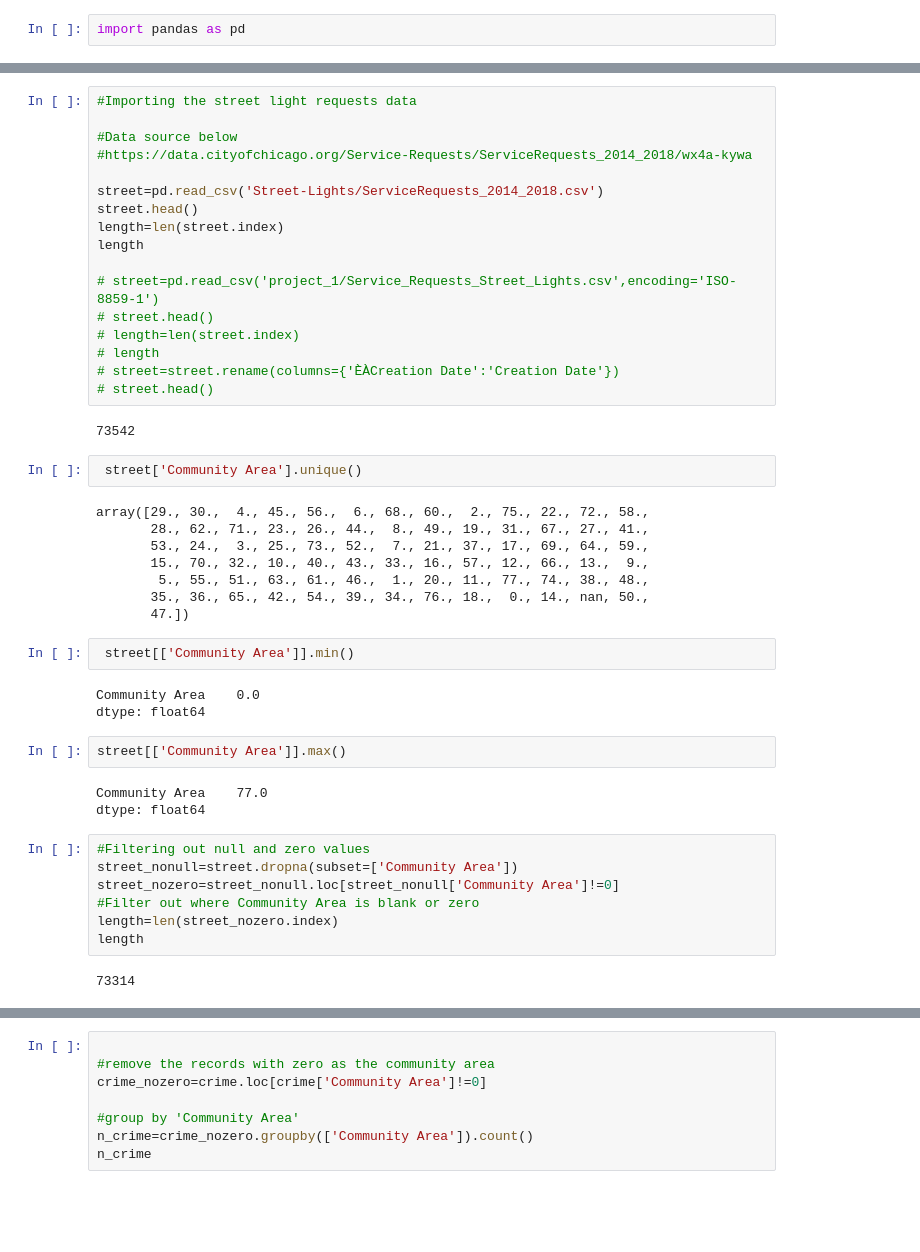
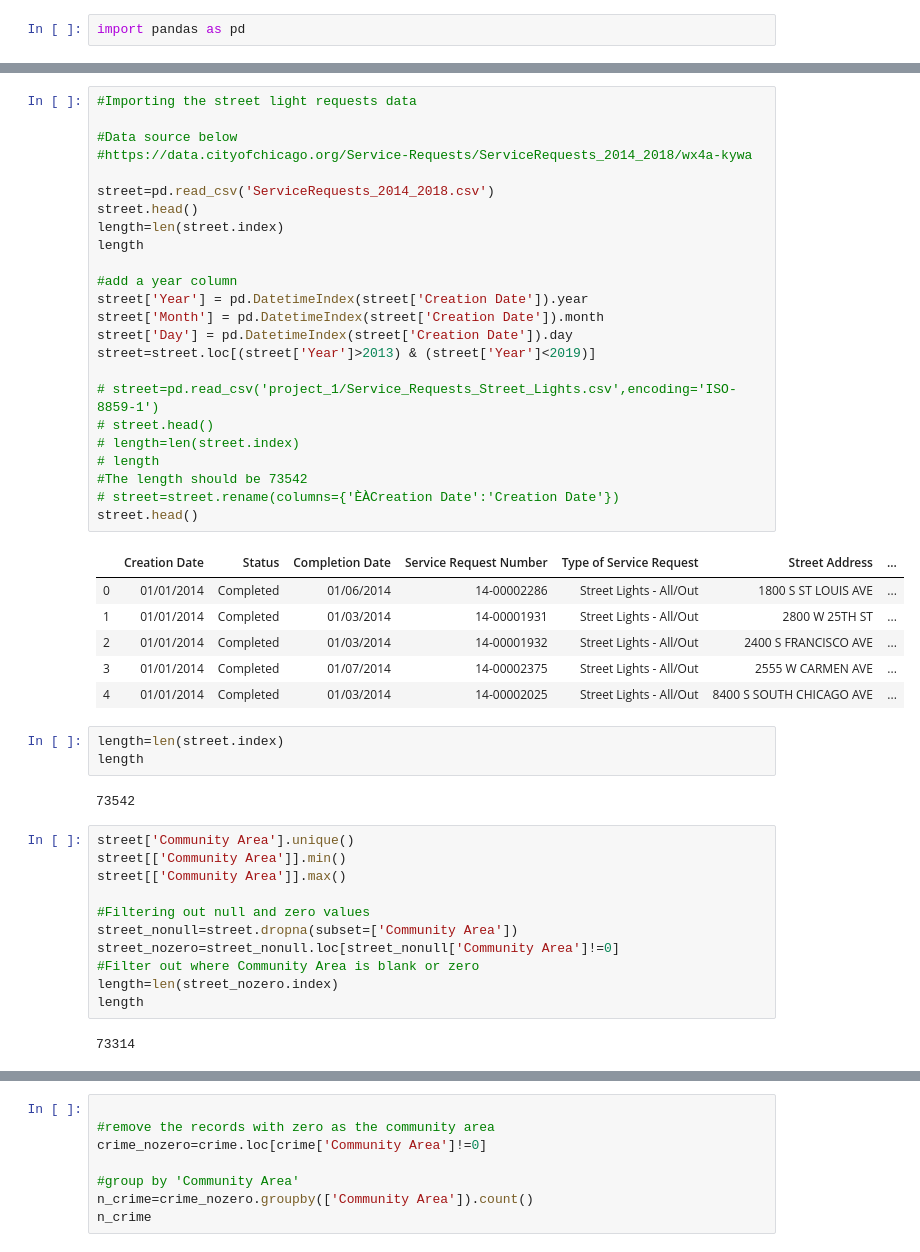
Before and after one commit to abejones26/Street-Lights, a Jupyter notebook: 4_CrimeStreetLights.ipynb, the cells around one changed output, grey strips where cells are left out. Saved outputs shown, nothing was run; the diff lists cells and outputs as text; blank space fills up the shorter version.

```diff
--- a/4_CrimeStreetLights.ipynb
+++ b/4_CrimeStreetLights.ipynb
@@ -32,12 +52,19 @@ length
 #Data source below
 #https://data.cityofchicago.org/Service-Requests/ServiceRequests_2014_2018/wx4a-kywa
 
-street=pd.read_csv('Street-Lights/ServiceRequests_2014_2018.csv')
+street=pd.read_csv('ServiceRequests_2014_2018.csv')
 street.head()
 length=len(street.index)
 length
+
+#add a year column
+street['Year'] = pd.DatetimeIndex(street['Creation Date']).year
+street['Month'] = pd.DatetimeIndex(street['Creation Date']).month
+street['Day'] = pd.DatetimeIndex(street['Creation Date']).day
+street=street.loc[(street['Year']>2013) & (street['Year']<2019)]
 
 # street=pd.read_csv('project_1/Service_Requests_Street_Lights.csv',encoding='ISO-8859-1')
 # street.head()
 # length=len(street.index)
 # length
+#The length should be 73542
@@ -45,27 +72,21 @@ length
-# street.head()
+street.head()
 # %% [output]
-73542
+|  | Creation Date | Status | Completion Date | Service Request Number | Type of Service Request | Street Address | ... |
+| 0 | 01/01/2014 | Completed | 01/06/2014 | 14-00002286 | Street Lights - All/Out | 1800 S ST LOUIS AVE | ... |
+| 1 | 01/01/2014 | Completed | 01/03/2014 | 14-00001931 | Street Lights - All/Out | 2800 W 25TH ST | ... |
+| 2 | 01/01/2014 | Completed | 01/03/2014 | 14-00001932 | Street Lights - All/Out | 2400 S FRANCISCO AVE | ... |
+| 3 | 01/01/2014 | Completed | 01/07/2014 | 14-00002375 | Street Lights - All/Out | 2555 W CARMEN AVE | ... |
+| 4 | 01/01/2014 | Completed | 01/03/2014 | 14-00002025 | Street Lights - All/Out | 8400 S SOUTH CHICAGO AVE | ... |
-# %%
- street['Community Area'].unique()
-# %% [output]
-array([29., 30.,  4., 45., 56.,  6., 68., 60.,  2., 75., 22., 72., 58.,
-       28., 62., 71., 23., 26., 44.,  8., 49., 19., 31., 67., 27., 41.,
-       53., 24.,  3., 25., 73., 52.,  7., 21., 37., 17., 69., 64., 59.,
-       15., 70., 32., 10., 40., 43., 33., 16., 57., 12., 66., 13.,  9.,
-        5., 55., 51., 63., 61., 46.,  1., 20., 11., 77., 74., 38., 48.,
-       35., 36., 65., 42., 54., 39., 34., 76., 18.,  0., 14., nan, 50.,
-       47.])
-# %%
- street[['Community Area']].min()
-# %% [output]
-Community Area    0.0
-dtype: float64
-# %%
-street[['Community Area']].max()
-# %% [output]
-Community Area    77.0
-dtype: float64
+# %%
+length=len(street.index)
+length
+# %% [output]
+73542
 # %%
+street['Community Area'].unique()
+street[['Community Area']].min()
+street[['Community Area']].max()
+
 #Filtering out null and zero values
 street_nonull=street.dropna(subset=['Community Area'])
 street_nozero=street_nonull.loc[street_nonull['Community Area']!=0]
```
Also changed, not shown: parts of 23 cells of this notebook.
